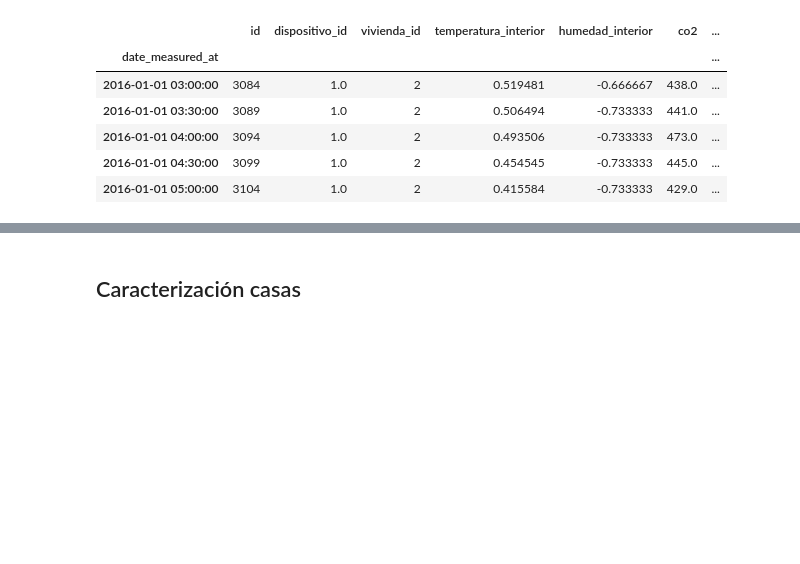
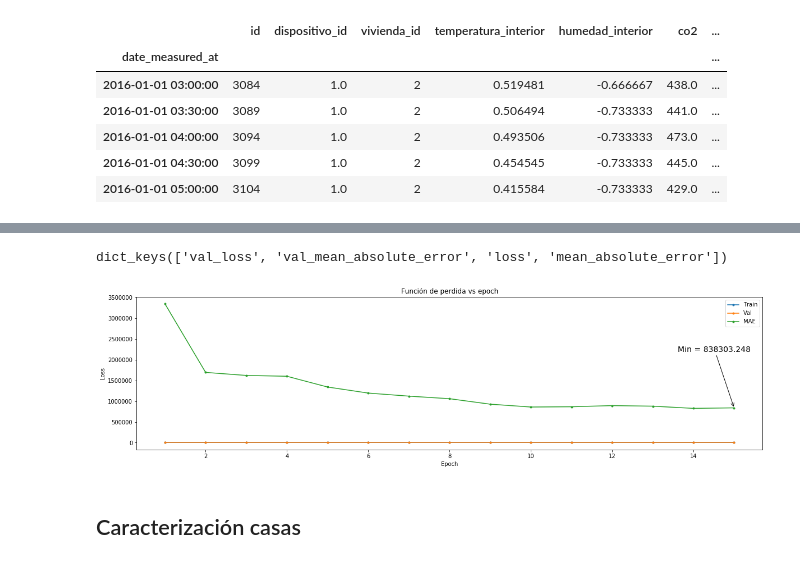
Before and after one commit to fco96/memoria, a Jupyter notebook: Memoria Francisco Olivares.ipynb, the cells around one changed output, grey strips where cells are left out. Cells and saved outputs as stored; diff of their text form; code cells hidden in the pictures; blank space fills up the shorter version.

```diff
--- a/Memoria Francisco Olivares.ipynb
+++ b/Memoria Francisco Olivares.ipynb
@@ -385,6 +448,11 @@ print(X_train.shape)
 # %%
 from keras.models import Sequential
-from keras.layers import LSTM, Embedding, Dense, Dropout, TimeDistributed
+from keras.layers import LSTM, Embedding, Dense, Dropout, TimeDistributed, CuDNNGRU, GRU
 
 model = Sequential()
-model.add(LSTM(units=100, return_sequences=False))
+model.add(CuDNNGRU(input_shape=(2, 4), units=100, return_sequences=False))
+model.add(Dense(128, activation='sigmoid'))
+model.add(Dense(128, activation='sigmoid'))
+model.add(Dense(4, activation='sigmoid'))
+model.compile(loss='mean_squared_error', optimizer='adam', metrics=['mean_absolute_percentage_error'])
+model.summary()
@@ -409,0 +475,2 @@ dtype: int64
+# %%
+history = model.fit(X_train, Y_train, validation_data=(X_val, Y_val), epochs=15, batch_size=256, verbose=1)
@@ -410,3 +495,29 @@ dtype: int64
+# %%
+history.history.keys()
+# %% [output]
+dict_keys(['val_loss', 'val_mean_absolute_error', 'loss', 'mean_absolute_error'])
+# %%
+def chart_loss(history, epoch_number):
+    epoch_arr = [i+1 for i in range(epoch_number)]
+    plt.figure(figsize = (20,5))
+    plt.plot(epoch_arr, history.history['loss'], '.-')
+    plt.plot(epoch_arr, history.history['val_loss'], '.-')
+    plt.plot(epoch_arr, history.history['val_mean_absolute_percentage_error'], '.-')
+    plt.xlabel('Epoch')
+    plt.ylabel('Loss')
+    plt.legend( ('Train', 'Val', 'MAE') )
+    plt.title("Función de perdida vs epoch")
+
+    min_index = np.argmin(history.history['val_loss'])
+    min_value = history.history['val_mean_absolute_percentage_error'][min_index].round(3)
+    plt.annotate('Min = {}'.format(min_value), xy=(min_index+1, min_value), xycoords='data', xytext=(-100, 100), textcoords='offset points', fontsize=14, arrowprops=dict(arrowstyle="->"))
+
+
+    plt.show()
+
+chart_loss(history, 15)
+# %% [output]
+[figure, added]
 # %% [markdown]
 ## Caracterización casas
 # %%
```
Also changed, not shown: parts of 8 cells of this notebook.
